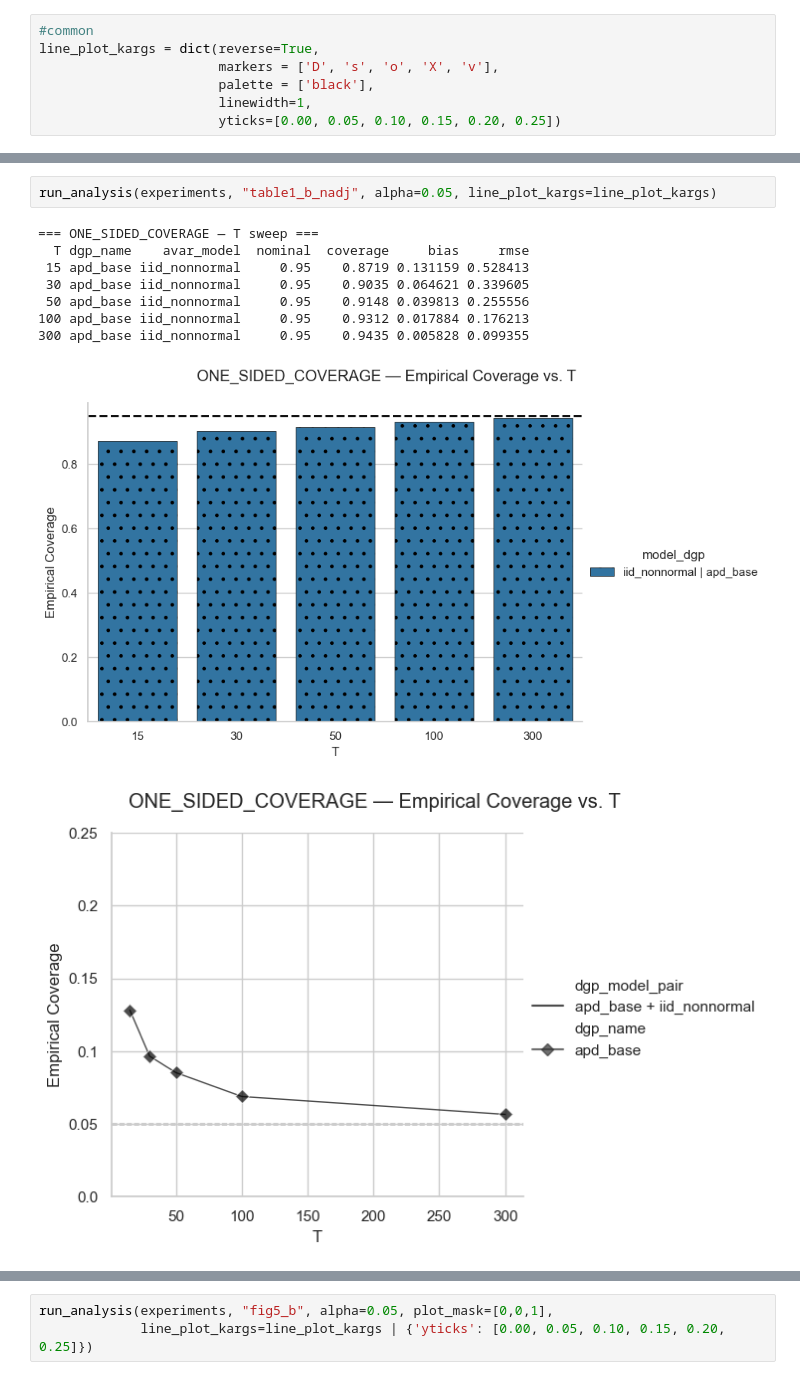
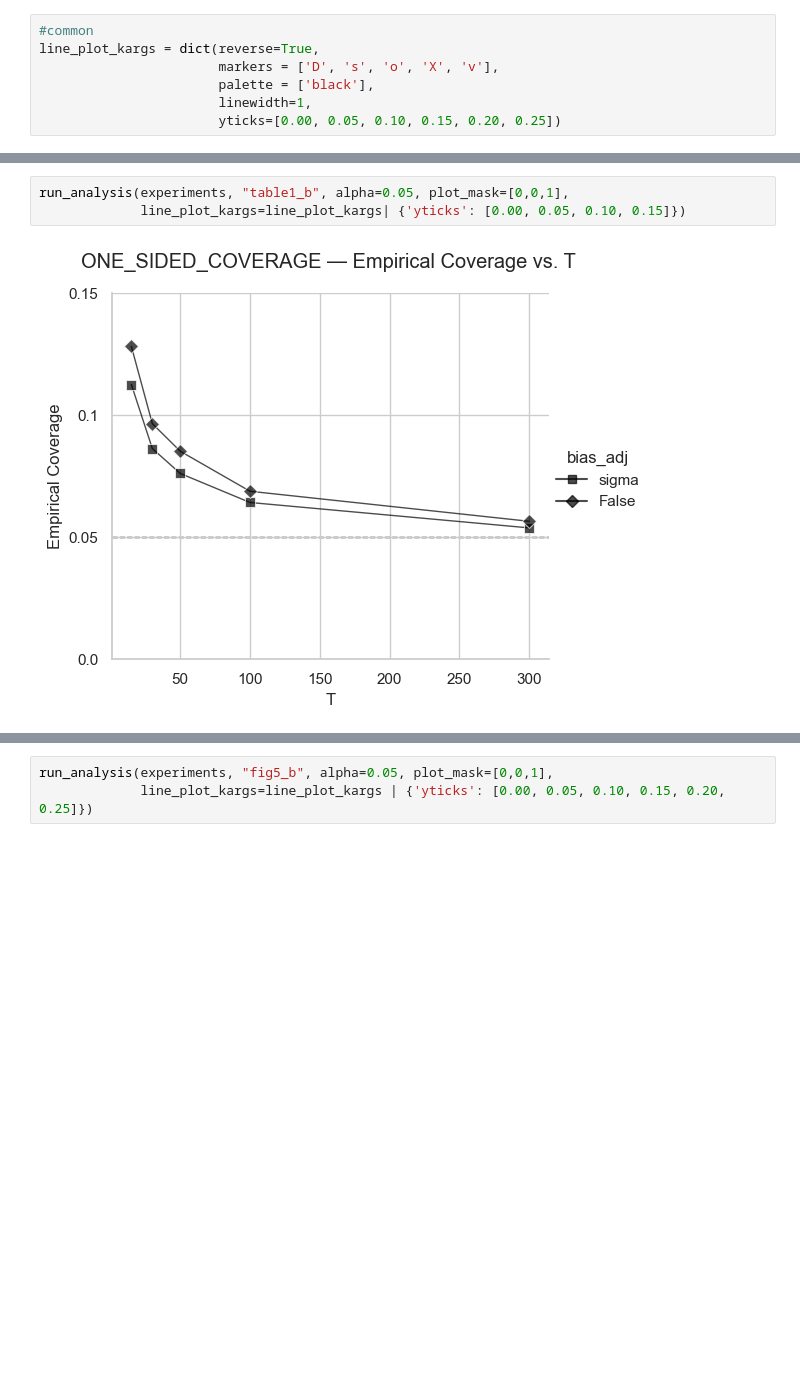
Before and after one commit to Fabro2701/sharpe_ratio_TFM, a Jupyter notebook: notebooks/opdyke2007.ipynb, the cells around one changed output, grey strips where cells are left out. Saved outputs shown, nothing was run; the diff lists cells and outputs as text; blank space fills up the shorter version.

```diff
--- a/notebooks/opdyke2007.ipynb
+++ b/notebooks/opdyke2007.ipynb
@@ -189,12 +221,5 @@ run_analysis(experiments, "table1_a_nadj", alpha=0.05, line_plot_kargs=line_plot
-# %%
-run_analysis(experiments, "table1_b_nadj", alpha=0.05, line_plot_kargs=line_plot_kargs)
-# %% [output]
-=== ONE_SIDED_COVERAGE — T sweep ===
-  T dgp_name    avar_model  nominal  coverage     bias     rmse
- 15 apd_base iid_nonnormal     0.95    0.8719 0.131159 0.528413
- 30 apd_base iid_nonnormal     0.95    0.9035 0.064621 0.339605
- 50 apd_base iid_nonnormal     0.95    0.9148 0.039813 0.255556
-100 apd_base iid_nonnormal     0.95    0.9312 0.017884 0.176213
-300 apd_base iid_nonnormal     0.95    0.9435 0.005828 0.099355
-[figure, removed]
-[figure, removed]
+# %%
+run_analysis(experiments, "table1_b", alpha=0.05, plot_mask=[0,0,1],
+             line_plot_kargs=line_plot_kargs| {'yticks': [0.00, 0.05, 0.10, 0.15]})
+# %% [output]
+[figure, added]
```
Also changed, not shown: parts of 11 cells of this notebook.
